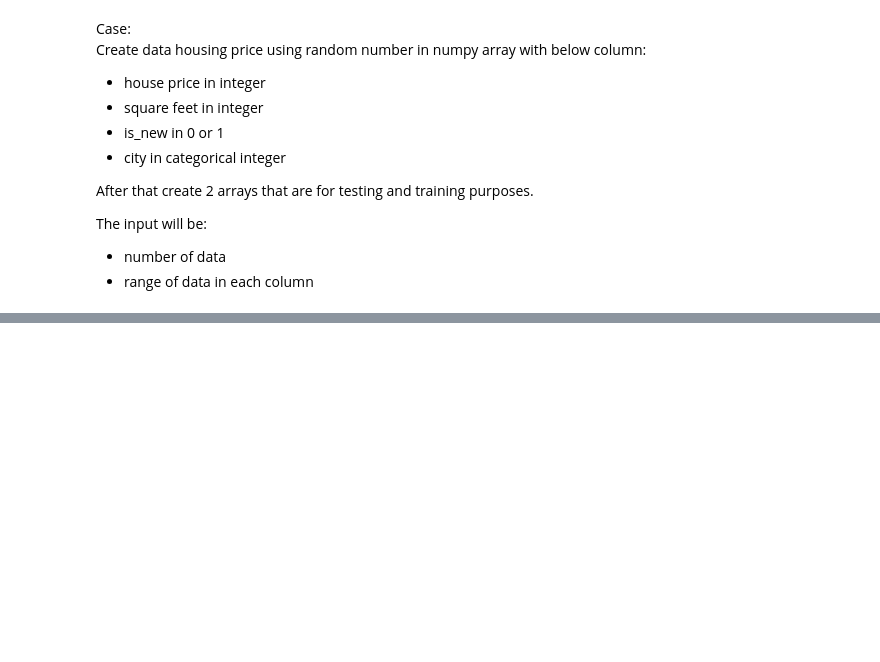
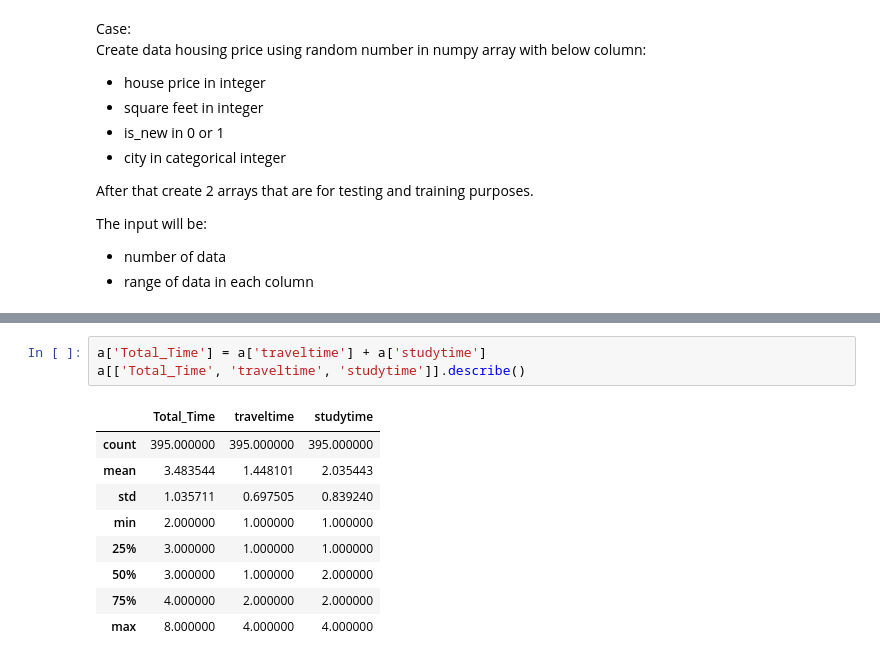
Before and after one commit to reshadirga/H8_PYTN057ONL, a Jupyter notebook: PYTN057ONL Challanges.ipynb, the cells around one changed output, grey strips where cells are left out. Drawn from its saved outputs; the diff is of its cells as text; blank space fills up the shorter version.

```diff
--- a/PYTN057ONL Challanges.ipynb
+++ b/PYTN057ONL Challanges.ipynb
@@ -190,0 +203,13 @@ number of cities: 5
+# %%
+a['Total_Time'] = a['traveltime'] + a['studytime']
+a[['Total_Time', 'traveltime', 'studytime']].describe()
+# %% [output]
+|  | Total_Time | traveltime | studytime |
+| count | 395.000000 | 395.000000 | 395.000000 |
+| mean | 3.483544 | 1.448101 | 2.035443 |
+| std | 1.035711 | 0.697505 | 0.839240 |
+| min | 2.000000 | 1.000000 | 1.000000 |
+| 25% | 3.000000 | 1.000000 | 1.000000 |
+| 50% | 3.000000 | 1.000000 | 2.000000 |
+| 75% | 4.000000 | 2.000000 | 2.000000 |
+| max | 8.000000 | 4.000000 | 4.000000 |
```
Also changed, not shown: parts of 9 cells of this notebook.
